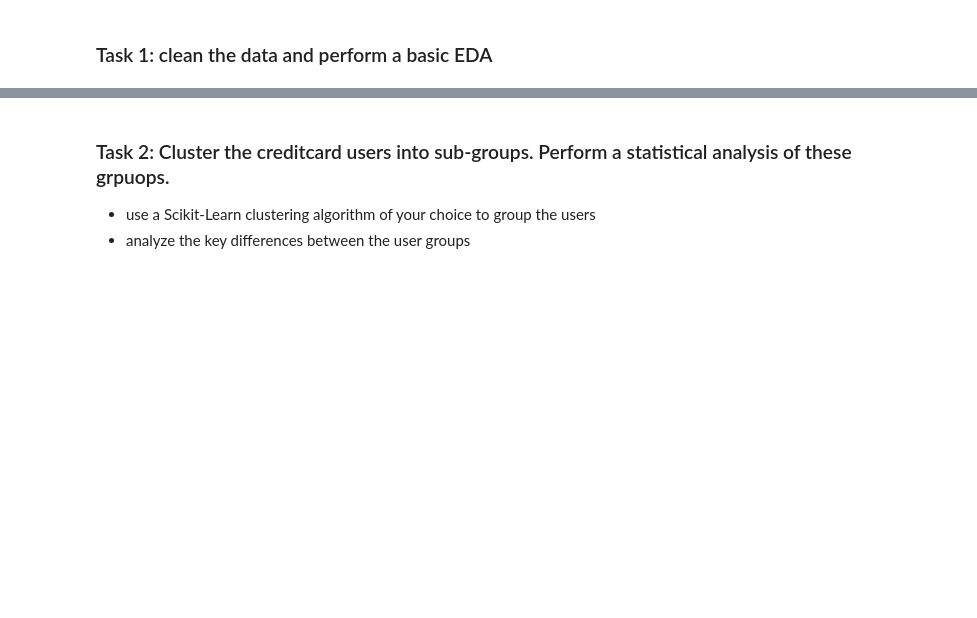
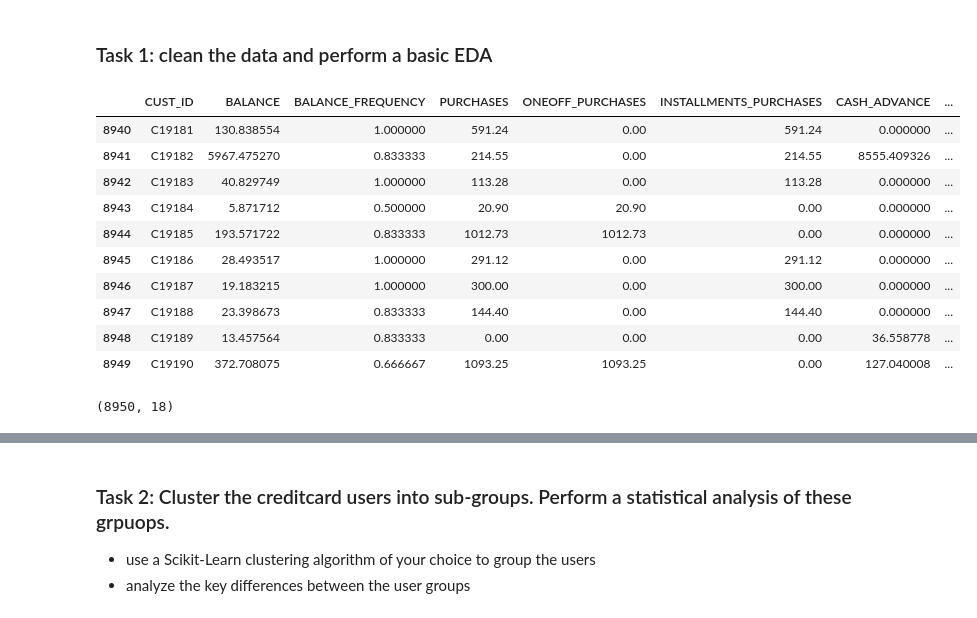
Before and after one commit to vbarn3/DataMining2020, a Jupyter notebook: week4/Assignment_2.ipynb, the cells around one changed output, grey strips where cells are left out. Cells and saved outputs as stored; diff of their text form; code cells hidden in the pictures; blank space fills up the shorter version.

```diff
--- a/week4/Assignment_2.ipynb
+++ b/week4/Assignment_2.ipynb
@@ -18,3 +18,21 @@ data.head()
 | 4 | C10005 | 817.714335 | 1.000000 | 16.00 | 16.00 | 0.0 | 0.000000 | ... |
 # %% [markdown]
 ### Task 1: clean the data and perform a basic EDA
+# %%
+data.tail(10)
+# %% [output]
+|  | CUST_ID | BALANCE | BALANCE_FREQUENCY | PURCHASES | ONEOFF_PURCHASES | INSTALLMENTS_PURCHASES | CASH_ADVANCE | ... |
+| 8940 | C19181 | 130.838554 | 1.000000 | 591.24 | 0.00 | 591.24 | 0.000000 | ... |
+| 8941 | C19182 | 5967.475270 | 0.833333 | 214.55 | 0.00 | 214.55 | 8555.409326 | ... |
+| 8942 | C19183 | 40.829749 | 1.000000 | 113.28 | 0.00 | 113.28 | 0.000000 | ... |
+| 8943 | C19184 | 5.871712 | 0.500000 | 20.90 | 20.90 | 0.00 | 0.000000 | ... |
+| 8944 | C19185 | 193.571722 | 0.833333 | 1012.73 | 1012.73 | 0.00 | 0.000000 | ... |
+| 8945 | C19186 | 28.493517 | 1.000000 | 291.12 | 0.00 | 291.12 | 0.000000 | ... |
+| 8946 | C19187 | 19.183215 | 1.000000 | 300.00 | 0.00 | 300.00 | 0.000000 | ... |
+| 8947 | C19188 | 23.398673 | 0.833333 | 144.40 | 0.00 | 144.40 | 0.000000 | ... |
+| 8948 | C19189 | 13.457564 | 0.833333 | 0.00 | 0.00 | 0.00 | 36.558778 | ... |
+| 8949 | C19190 | 372.708075 | 0.666667 | 1093.25 | 1093.25 | 0.00 | 127.040008 | ... |
+# %%
+data.shape
+# %% [output]
+(8950, 18)
```
Also changed, not shown: parts of 18 cells of this notebook, 5 other files.
